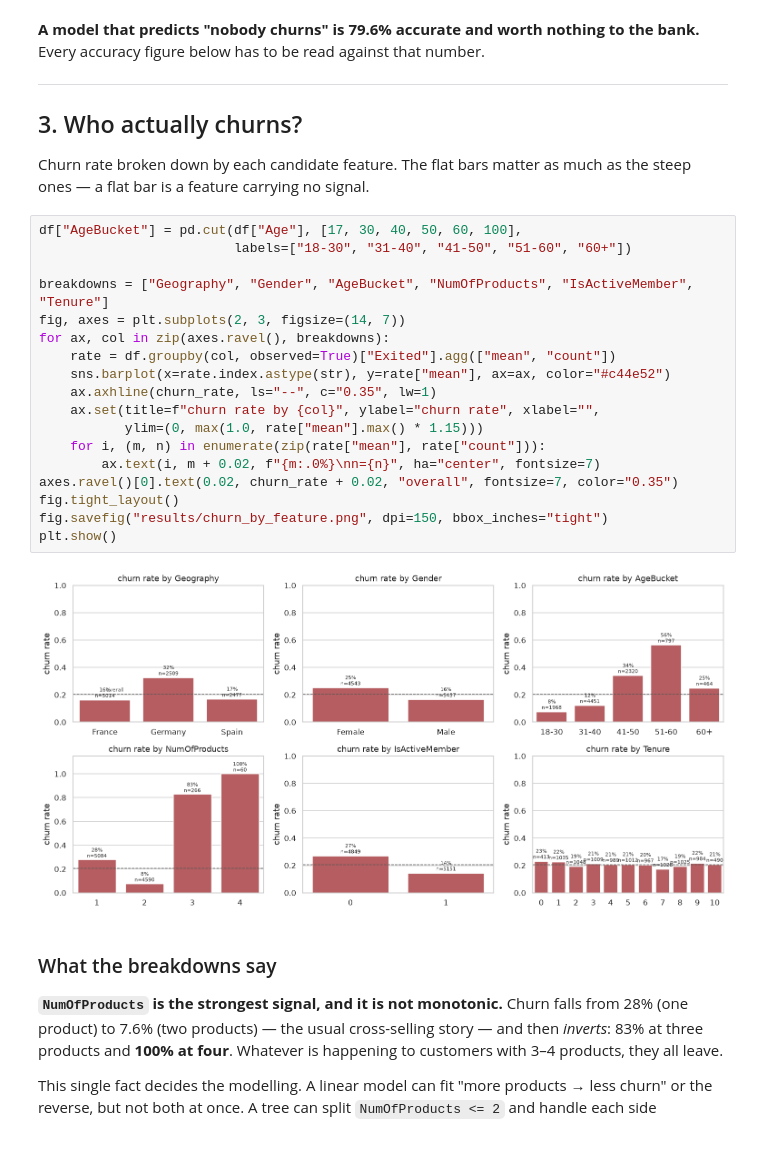
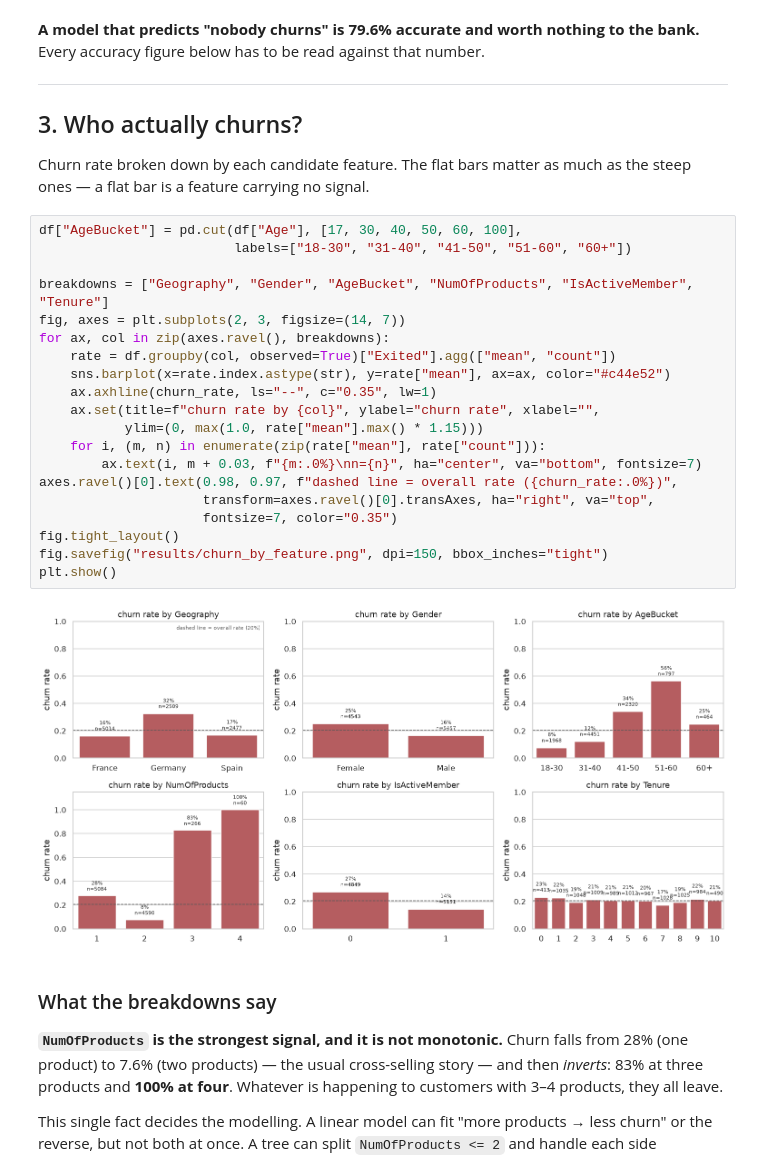
Before and after one commit to maasu-23/codsoft, a Jupyter notebook: TASK3_CUSTOMER_CHURN_PREDICTION/notebook.ipynb, the cells around one changed output. Saved outputs shown, nothing was run; the diff lists cells and outputs as text.

```diff
--- a/TASK3_CUSTOMER_CHURN_PREDICTION/notebook.ipynb
+++ b/TASK3_CUSTOMER_CHURN_PREDICTION/notebook.ipynb
@@ -128,23 +128,25 @@ a flat bar is a feature carrying no signal.
 # %%
 df["AgeBucket"] = pd.cut(df["Age"], [17, 30, 40, 50, 60, 100],
                          labels=["18-30", "31-40", "41-50", "51-60", "60+"])
 
 breakdowns = ["Geography", "Gender", "AgeBucket", "NumOfProducts", "IsActiveMember", "Tenure"]
 fig, axes = plt.subplots(2, 3, figsize=(14, 7))
 for ax, col in zip(axes.ravel(), breakdowns):
     rate = df.groupby(col, observed=True)["Exited"].agg(["mean", "count"])
     sns.barplot(x=rate.index.astype(str), y=rate["mean"], ax=ax, color="#c44e52")
     ax.axhline(churn_rate, ls="--", c="0.35", lw=1)
     ax.set(title=f"churn rate by {col}", ylabel="churn rate", xlabel="",
            ylim=(0, max(1.0, rate["mean"].max() * 1.15)))
     for i, (m, n) in enumerate(zip(rate["mean"], rate["count"])):
-        ax.text(i, m + 0.02, f"{m:.0%}\nn={n}", ha="center", fontsize=7)
-axes.ravel()[0].text(0.02, churn_rate + 0.02, "overall", fontsize=7, color="0.35")
+        ax.text(i, m + 0.03, f"{m:.0%}\nn={n}", ha="center", va="bottom", fontsize=7)
+axes.ravel()[0].text(0.98, 0.97, f"dashed line = overall rate ({churn_rate:.0%})",
+                     transform=axes.ravel()[0].transAxes, ha="right", va="top",
+                     fontsize=7, color="0.35")
 fig.tight_layout()
 fig.savefig("results/churn_by_feature.png", dpi=150, bbox_inches="tight")
 plt.show()
 # %% [output]
-[figure, old version]
+[figure, new version]
 # %% [markdown]
 ### What the breakdowns say
 
```
Also changed, not shown: 10 other files.
